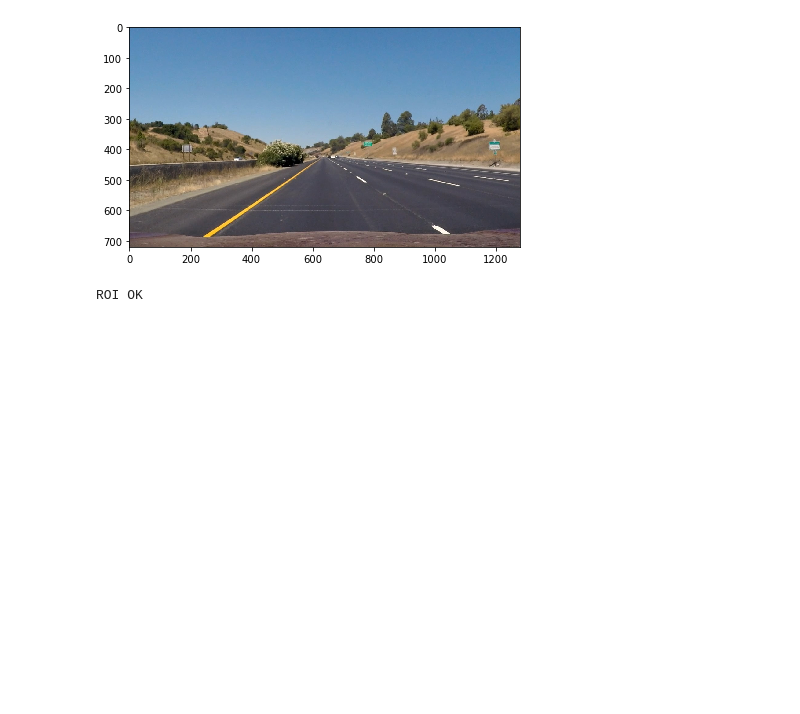
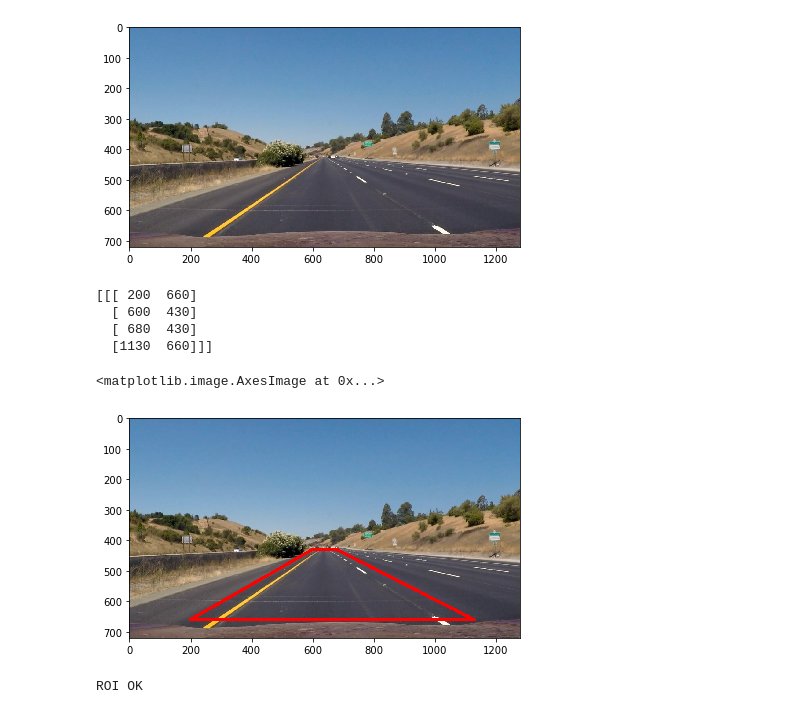
Before and after one commit to falreis/CarND-Advanced-Lane-Lines, a Jupyter notebook: code.ipynb, the cells around one changed output. Saved outputs shown, nothing was run; the diff lists cells and outputs as text; code cells hidden in the pictures; blank space fills up the shorter version.

```diff
--- a/code.ipynb
+++ b/code.ipynb
@@ -555,6 +581,23 @@ plt.imshow(image)
 # %% [output]
 <matplotlib.image.AxesImage at 0x...>
 [figure]
+# %%
+ #define region of interests (ROI)
+vertices = vertices_to_crop(image)
+print(vertices)
+# %% [output]
+[[[ 200  660]
+  [ 600  430]
+  [ 680  430]
+  [1130  660]]]
+# %%
+#draw ROI
+draw_img = cv2.polylines(image.copy(),[vertices],True,(255,0,0), thickness = 10)
+plt.figure(figsize=(7,7))
+plt.imshow(draw_img)
+# %% [output]
+<matplotlib.image.AxesImage at 0x...>
+[figure, added]
 # %%
 #convert to shv color and get region of interests (ROI)
 hsv_img = hls_color(image.copy()) #convert to HSV color
```
Also changed, not shown: parts of 17 cells of this notebook.
